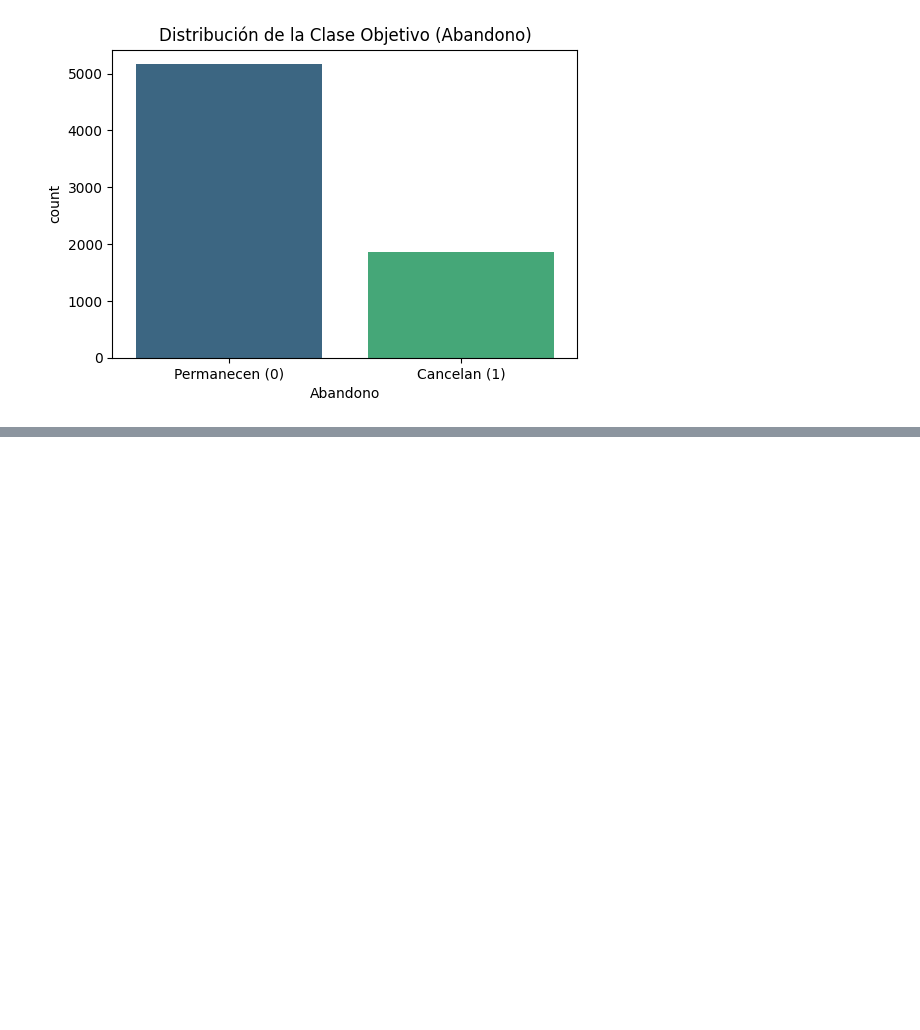
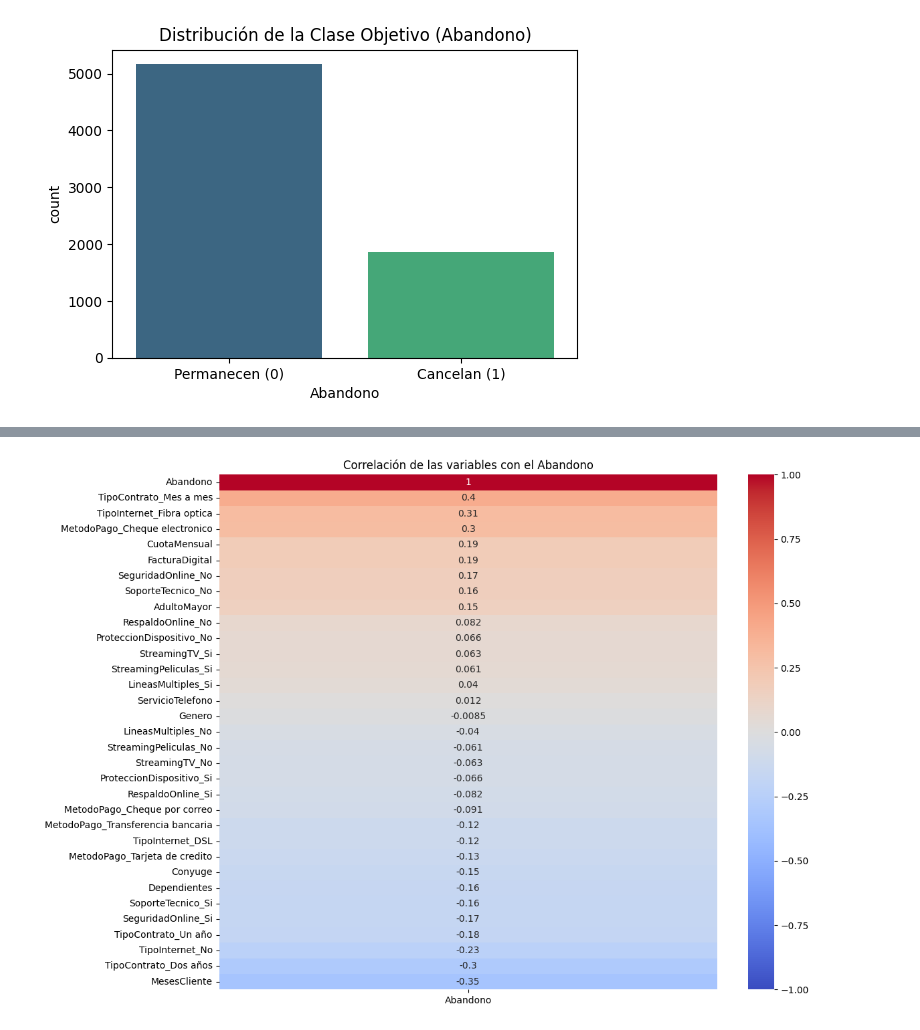
Before and after one commit to PaiGV/Challenge-Alura-Challenge-Telecom-X-2, a Jupyter notebook: Telecom_X_2.ipynb, the cells around one changed output, grey strips where cells are left out. Cells and saved outputs as stored; diff of their text form; code cells hidden in the pictures; blank space fills up the shorter version.

```diff
--- a/Telecom_X_2.ipynb
+++ b/Telecom_X_2.ipynb
@@ -122,0 +165,13 @@ Clientes que se Van (1):    1869 (26.58%)
+# %%
+# Análisis de Correlación
+
+plt.figure(figsize=(12, 10))
+correlacion = df_ml.corr()
+
+sns.heatmap(correlacion[['Abandono']].sort_values(by='Abandono', ascending=False),
+            annot=True, cmap='coolwarm', vmin=-1, vmax=1)
+
+plt.title("Correlación de las variables con el Abandono")
+plt.show()
+# %% [output]
+[figure, added]
```
Also changed, not shown: parts of 5 cells of this notebook.
